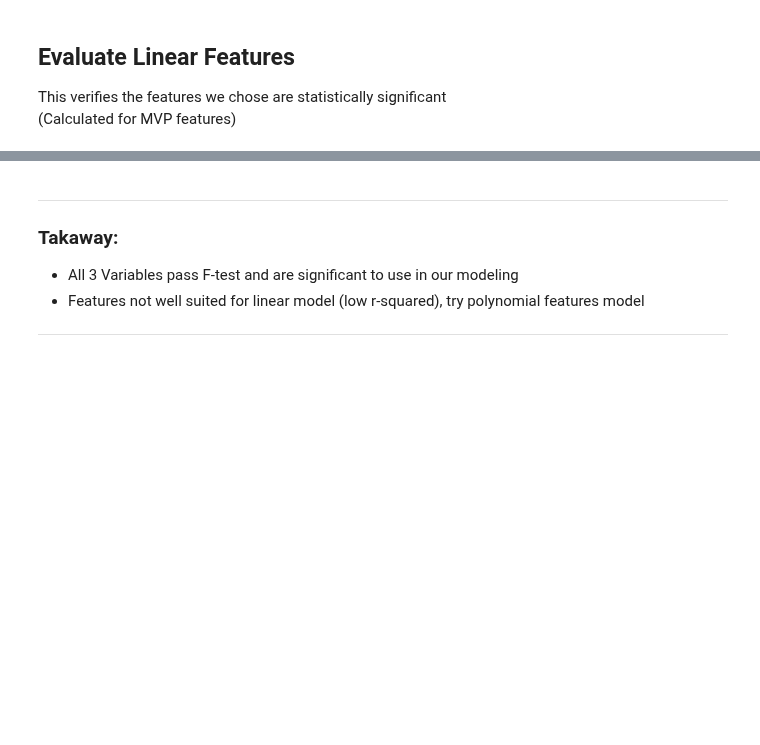
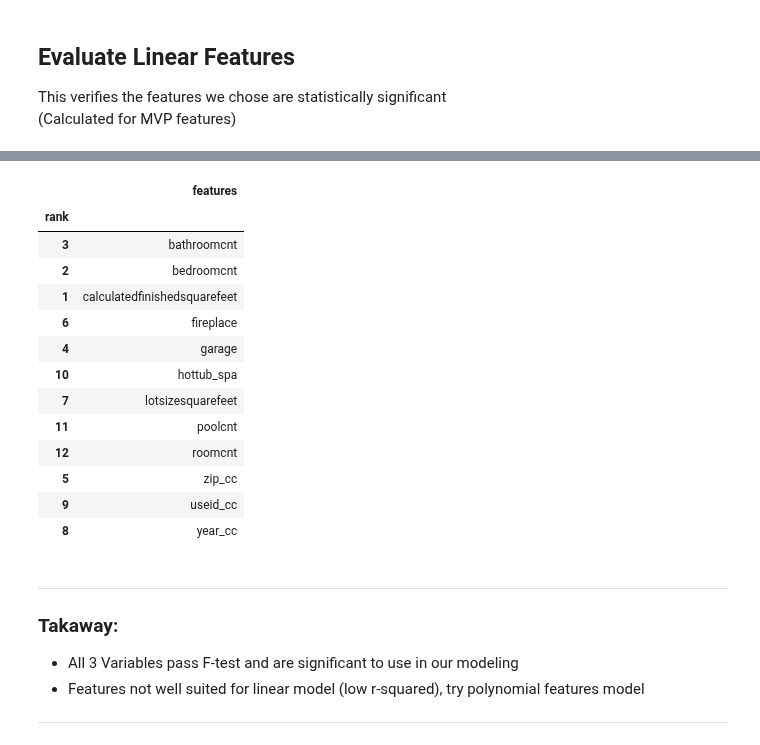
Before and after one commit to CY-Data-Services/zillow_regression_project, a Jupyter notebook: Zillow Regression Project/mvp.ipynb, the cells around one changed output, grey strips where cells are left out. Drawn from its saved outputs; the diff is of its cells as text; code cells hidden in the pictures; blank space fills up the shorter version.

```diff
--- a/Zillow Regression Project/mvp.ipynb
+++ b/Zillow Regression Project/mvp.ipynb
@@ -410,3 +379,25 @@ Reject Null: The model bulit on indipendent variables explains the relationship,
+# %%
+lm = LinearRegression()
+rfe = RFE(lm, 1)
+rfe.fit(X_train_scaled, y_train)
+ranks = rfe.ranking_
+names = X_train_scaled.columns.tolist()
+pd.DataFrame({'features': names, 'rank': ranks}).set_index('rank')
+# %% [output]
+|  | features |
+| rank |  |
+| 3 | bathroomcnt |
+| 2 | bedroomcnt |
+| 1 | calculatedfinishedsquarefeet |
+| 6 | fireplace |
+| 4 | garage |
+| 10 | hottub_spa |
+| 7 | lotsizesquarefeet |
+| 11 | poolcnt |
+| 12 | roomcnt |
+| 5 | zip_cc |
+| 9 | useid_cc |
+| 8 | year_cc |
 # %% [markdown]
 ***
 
```
Also changed, not shown: parts of 36 cells of this notebook.
